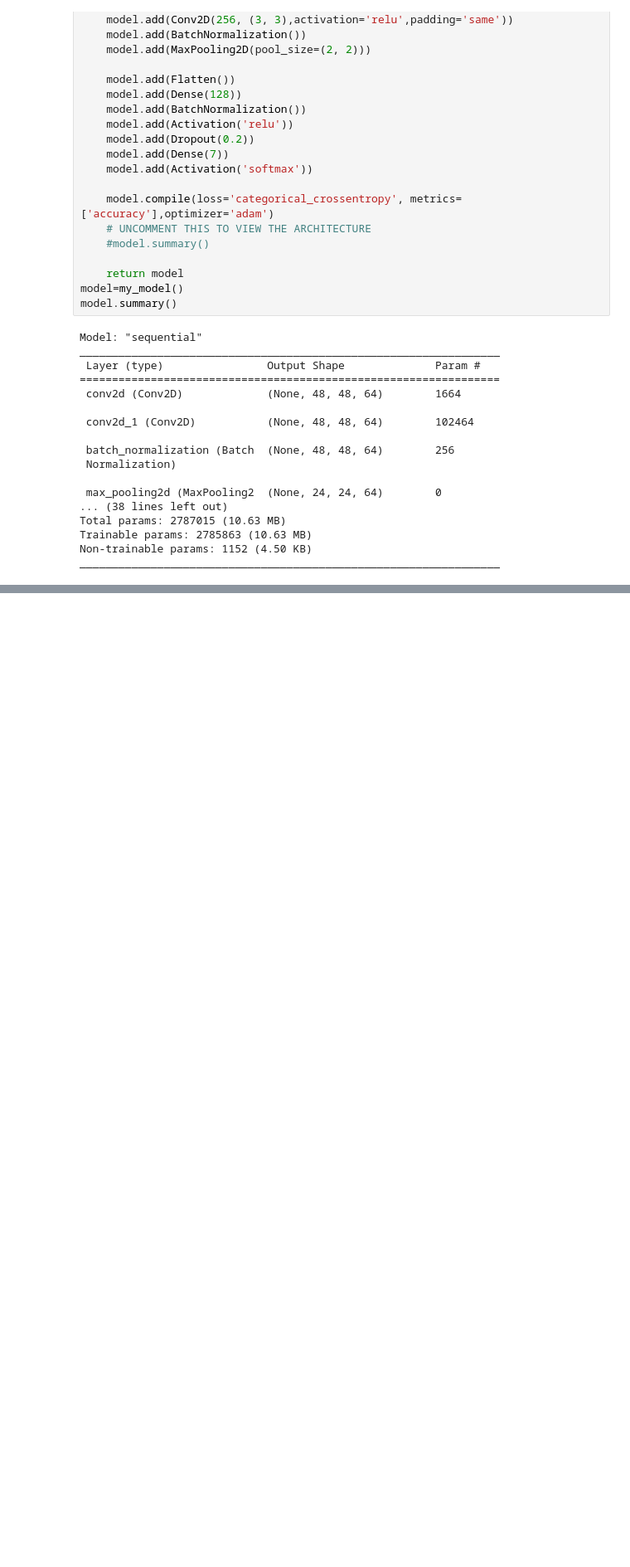
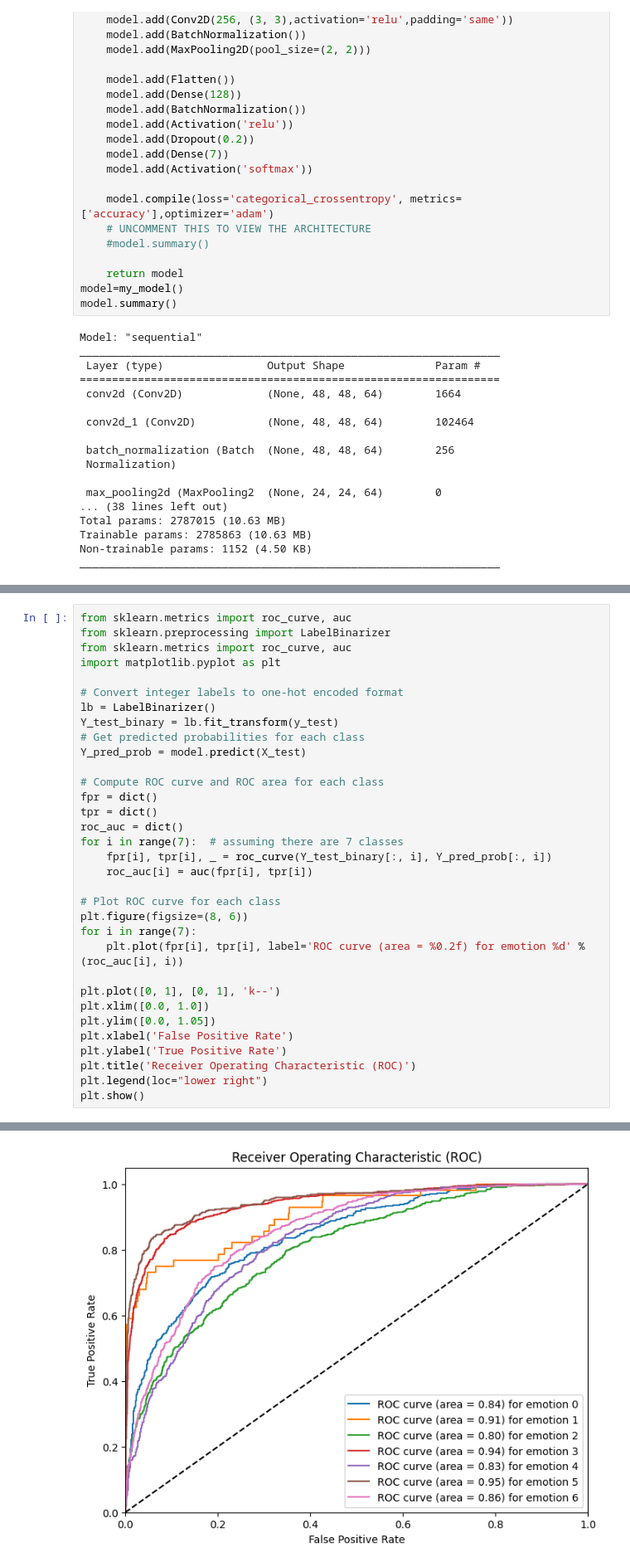
Before and after one commit to 11330344/Thesis-Project, a Jupyter notebook: Preprocessing and Training.ipynb, the cells around one changed output, grey strips where cells are left out. Shown at 83% size. Saved outputs shown, nothing was run; the diff lists cells and outputs as text; blank space fills up the shorter version.

```diff
--- a/Preprocessing and Training.ipynb
+++ b/Preprocessing and Training.ipynb
@@ -179,0 +180,34 @@ Epoch 20/20
+# %%
+from sklearn.metrics import roc_curve, auc
+from sklearn.preprocessing import LabelBinarizer
+from sklearn.metrics import roc_curve, auc
+import matplotlib.pyplot as plt
+
+# Convert integer labels to one-hot encoded format
+lb = LabelBinarizer()
+Y_test_binary = lb.fit_transform(y_test)
+# Get predicted probabilities for each class
+Y_pred_prob = model.predict(X_test)
+
+# Compute ROC curve and ROC area for each class
+fpr = dict()
+tpr = dict()
+roc_auc = dict()
+for i in range(7):  # assuming there are 7 classes
+    fpr[i], tpr[i], _ = roc_curve(Y_test_binary[:, i], Y_pred_prob[:, i])
+    roc_auc[i] = auc(fpr[i], tpr[i])
+
+# Plot ROC curve for each class
+plt.figure(figsize=(8, 6))
+for i in range(7):
+    plt.plot(fpr[i], tpr[i], label='ROC curve (area = %0.2f) for emotion %d' % (roc_auc[i], i))
+
+plt.plot([0, 1], [0, 1], 'k--')
+plt.xlim([0.0, 1.0])
+plt.ylim([0.0, 1.05])
+plt.xlabel('False Positive Rate')
+plt.ylabel('True Positive Rate')
+plt.title('Receiver Operating Characteristic (ROC)')
+plt.legend(loc="lower right")
+plt.show()
+# %% [output]
@@ -179,0 +215 @@ Epoch 20/20
+[figure, added]
```
Also changed, not shown: parts of 5 cells of this notebook.
